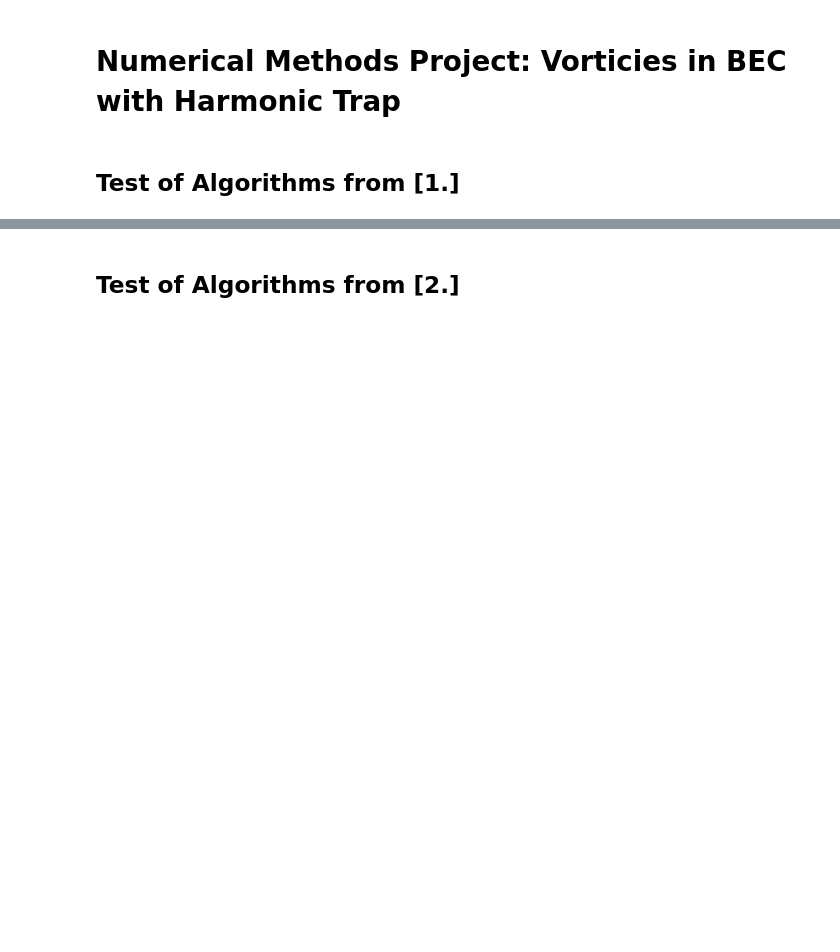
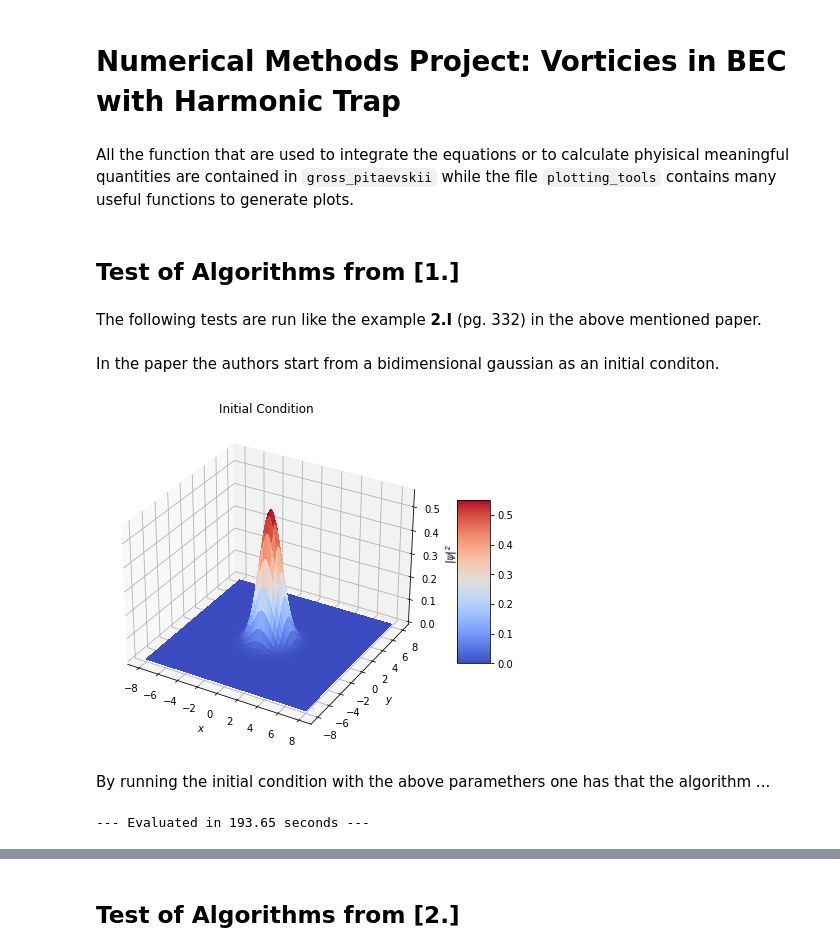
Before and after one commit to mvilucchio/BEC_TSSP, a Jupyter notebook: final_notebook.ipynb, the cells around one changed output, grey strips where cells are left out. Saved outputs shown, nothing was run; the diff lists cells and outputs as text; code cells hidden in the pictures; blank space fills up the shorter version.

```diff
--- a/final_notebook.ipynb
+++ b/final_notebook.ipynb
@@ -7,5 +8,41 @@ import matplotlib.pyplot as plt
 # custom libraries with all the fucntions used
 import plotting_tools as pt
 import gross_pitaevskii as gp
+# %% [markdown]
+All the function that are used to integrate the equations or to calculate phyisical meaningful quantities are contained in `gross_pitaevskii` while the file `plotting_tools` contains many useful functions to generate plots.
 # %% [markdown]
 ## Test of Algorithms from [1.]
+# %% [markdown]
+The following tests are run like the example **2.I** (pg. 332) in the above mentioned paper.
+# %%
+a, b = -8, 8
+eps = 1.0
+beta = 2.0
+dt = 0.001
+dx = 1/32
+T = 6.7
+N = int(T/dt)
+M = int((b-a)/dx)
+q = 40
+Dt = q*dt
+
+ho_potential = lambda x, y: 0.5*(x**2 + y**2)
+f0 = lambda x, y: np.exp(-(x**2 + y**2)/(2*eps))/np.sqrt(np.pi*eps)
+# %% [markdown]
+In the paper the authors start from a bidimensional gaussian as an initial conditon.
+# %%
+x_test = np.linspace(-8, 8, 100)
+X_test, Y_test = np.meshgrid(x_test, x_test)
+Z = f0(X_test, Y_test)
+fig = pt.surface_plotter(X_test, Y_test, Z, title='Initial Condition', z_label=r'$|\psi|^2$')
+# %% [output]
+[figure, added]
+# %% [markdown]
+By running the initial condition with the above paramethers one has that the algorithm ...
+# %%
+start_time = time.time()
+t, X, Y, psi = gp.ti_tssp_2d_pbc(M, N, q, a, b, f0, ho_potential, dt, beta, eps)
+end_time = time.time()
+print("--- Evaluated in {:.2f} seconds ---".format(end_time - start_time))
+# %% [output]
+--- Evaluated in 193.65 seconds ---
```
Also changed, not shown: parts of 15 cells of this notebook.
